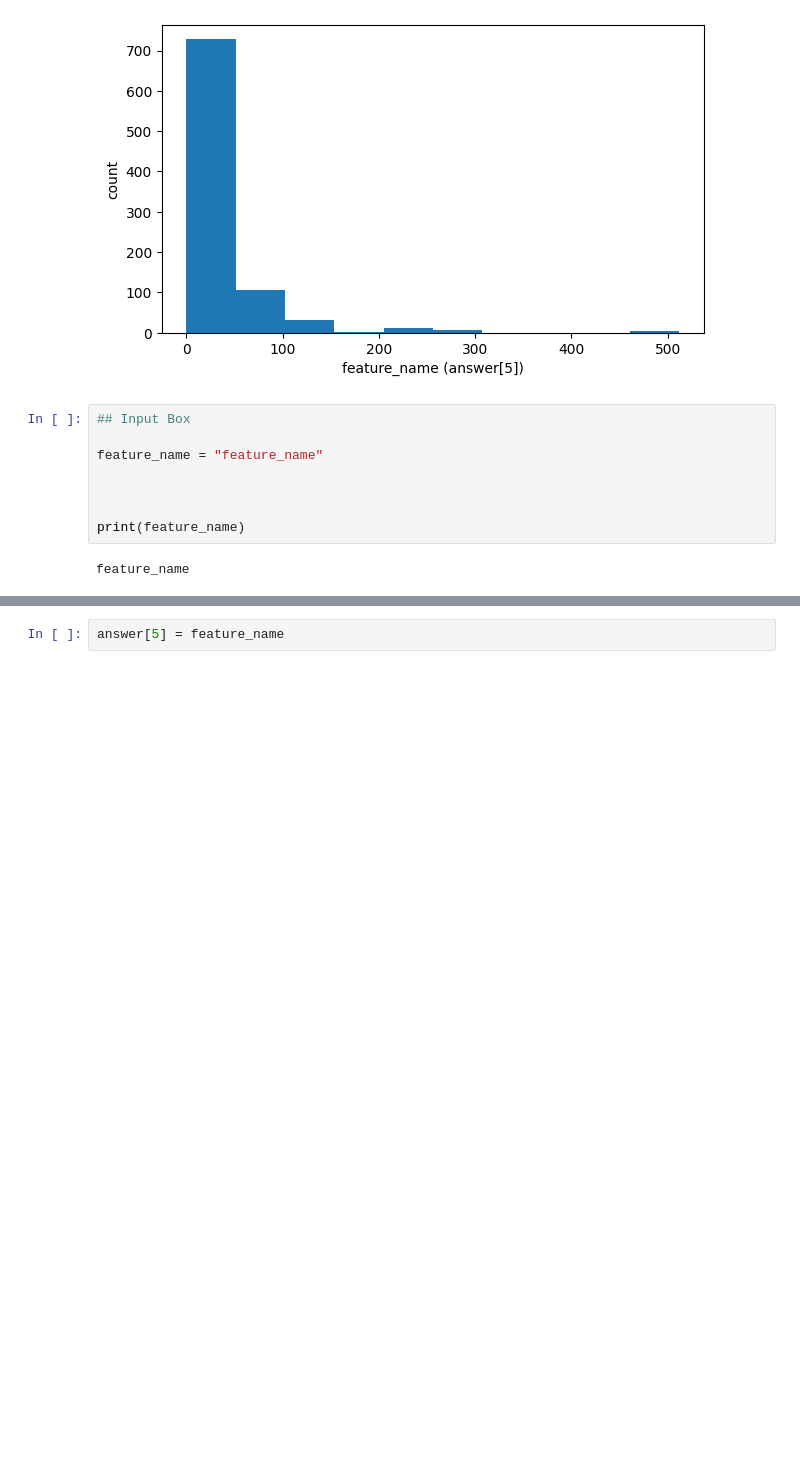
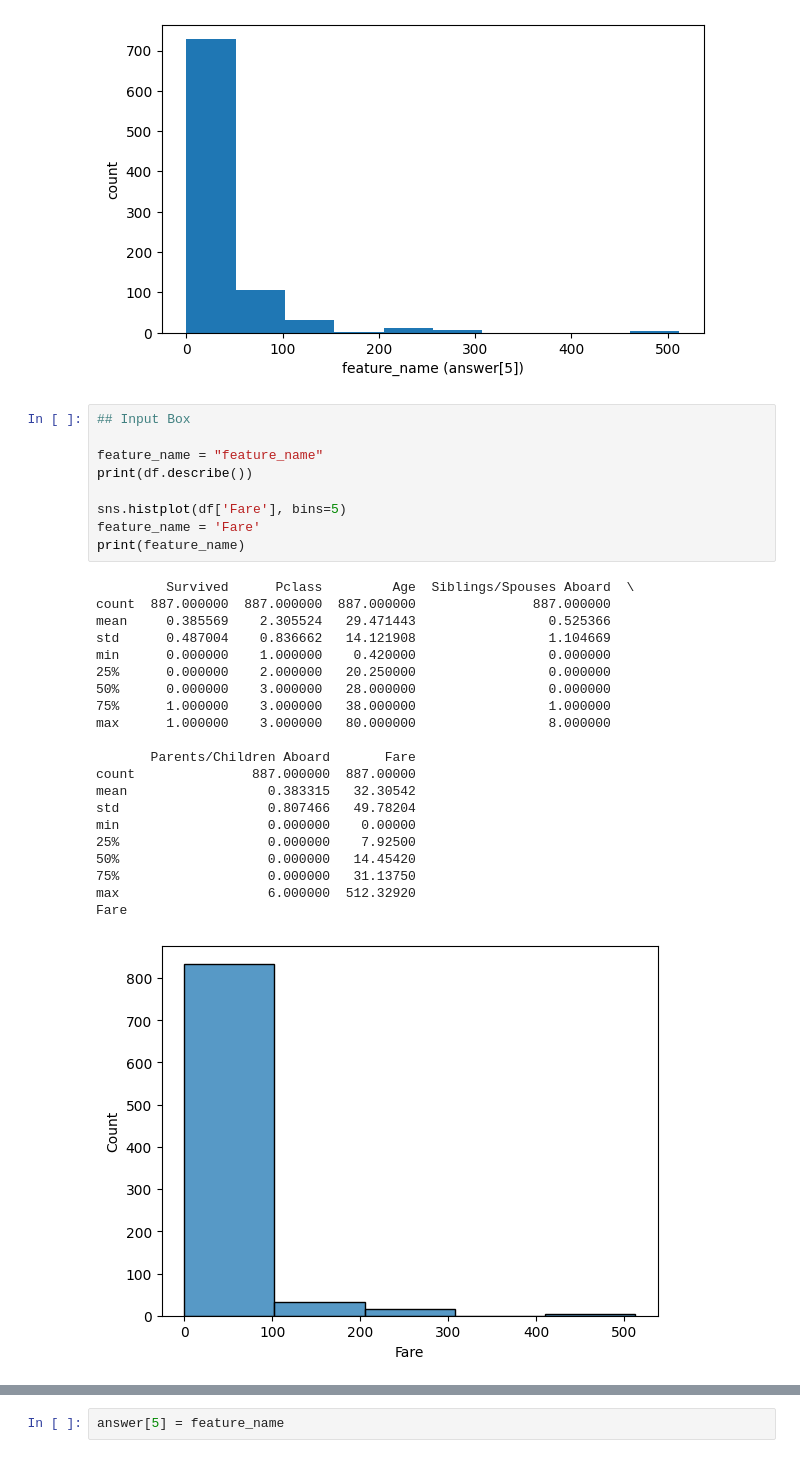
Before and after one commit to chsumin0316-oss/Khuda_9_ML_1, a Jupyter notebook: week1/student.ipynb, the cells around one changed output, grey strips where cells are left out. Saved outputs shown, nothing was run; the diff lists cells and outputs as text; blank space fills up the shorter version.

```diff
--- a/week1/student.ipynb
+++ b/week1/student.ipynb
@@ -92,10 +116,31 @@ answer[4] = female_survive_rate
 # %%
 ## Input Box
 
 feature_name = "feature_name"
+print(df.describe())
 
-
-
+sns.histplot(df['Fare'], bins=5)
+feature_name = 'Fare'
 print(feature_name)
 # %% [output]
-feature_name
+         Survived      Pclass         Age  Siblings/Spouses Aboard  \
+count  887.000000  887.000000  887.000000               887.000000
+mean     0.385569    2.305524   29.471443                 0.525366
+std      0.487004    0.836662   14.121908                 1.104669
+min      0.000000    1.000000    0.420000                 0.000000
+25%      0.000000    2.000000   20.250000                 0.000000
+50%      0.000000    3.000000   28.000000                 0.000000
+75%      1.000000    3.000000   38.000000                 1.000000
+max      1.000000    3.000000   80.000000                 8.000000
+
+       Parents/Children Aboard       Fare
+count               887.000000  887.00000
+mean                  0.383315   32.30542
+std                   0.807466   49.78204
+min                   0.000000    0.00000
+25%                   0.000000    7.92500
+50%                   0.000000   14.45420
+75%                   0.000000   31.13750
+max                   6.000000  512.32920
+Fare
+[figure, added]
```
Also changed, not shown: parts of 7 cells of this notebook.
